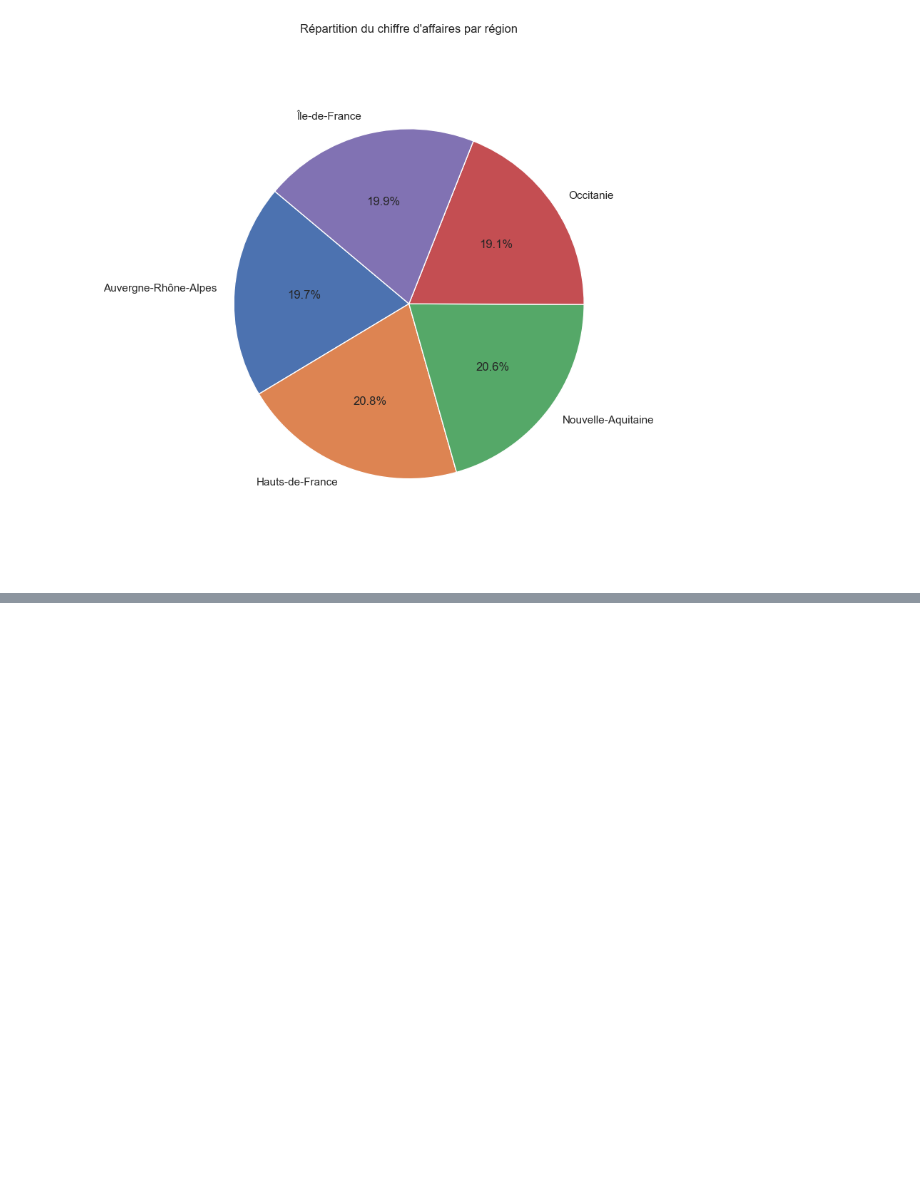
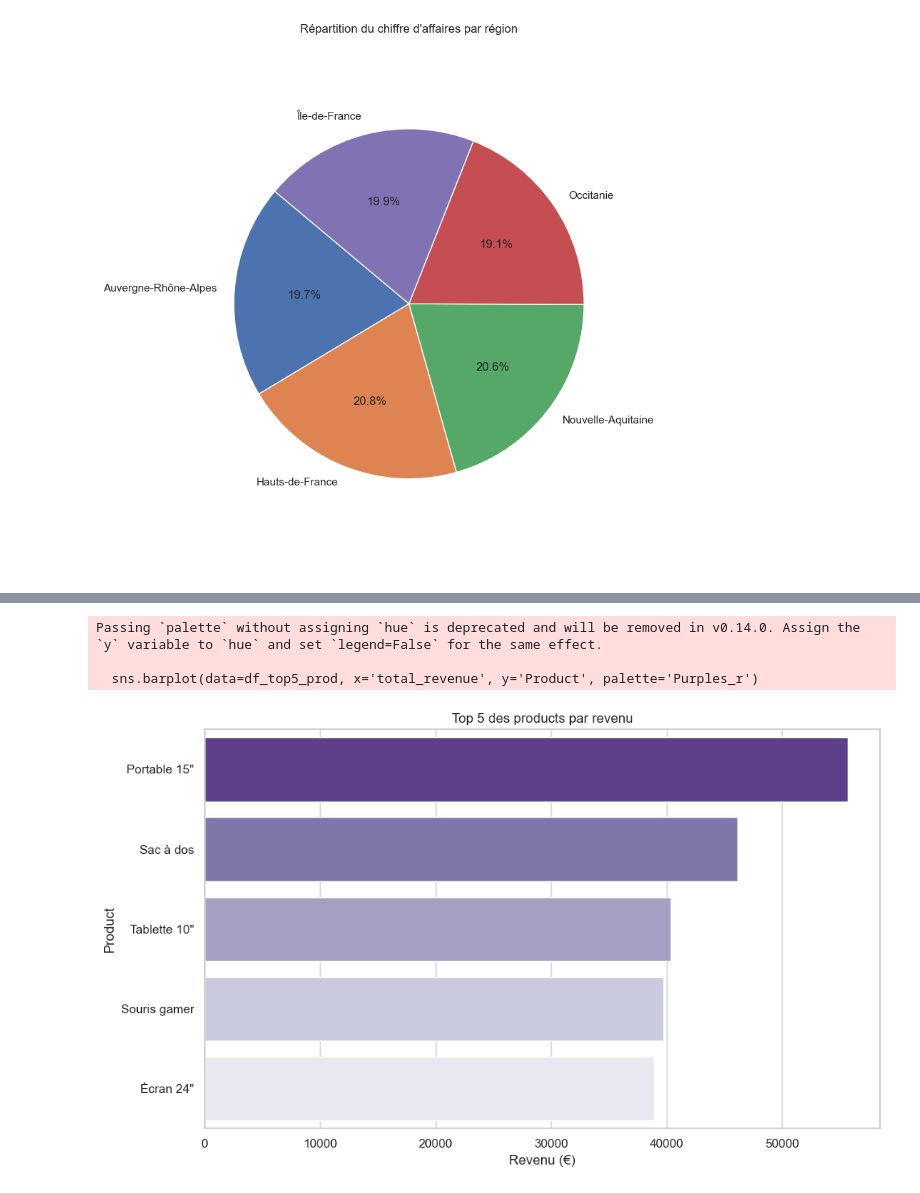
Before and after one commit to estherSilenou/sales-dashboard-ecommerce, a Jupyter notebook: data/notebook/analysis.ipynb, the cells around one changed output, grey strips where cells are left out. Cells and saved outputs as stored; diff of their text form; code cells hidden in the pictures; blank space fills up the shorter version.

```diff
--- a/data/notebook/analysis.ipynb
+++ b/data/notebook/analysis.ipynb
@@ -267,0 +286,10 @@ plt.show()
+# %%
+import sqlite3
+import pandas as pd
+
+# Connexion à la base de données
+conn = sqlite3.connect("../sales.db")
+
+# Exemple : lire les 5 premières lignes de la table ventes
+df = pd.read_sql_query("SELECT * FROM ventes LIMIT 5;", conn)
+df.head()
@@ -267,0 +395,23 @@ plt.show()
+# %%
+query = """
+SELECT Product, ROUND(SUM(total), 2) AS total_revenue
+FROM ventes
+GROUP BY Product
+ORDER BY total_revenue DESC
+LIMIT 5;
+"""
+
+df_top5_prod = pd.read_sql_query(query, conn)
+
+plt.figure(figsize=(10, 6))
+sns.barplot(data=df_top5_prod, x='total_revenue', y='Product', palette='Purples_r')
+plt.title("Top 5 des products par revenu")
+plt.xlabel("Revenu (€)")
+plt.ylabel("Product")
+plt.tight_layout()
+plt.show()
+# %% [output]
+Passing `palette` without assigning `hue` is deprecated and will be removed in v0.14.0. Assign the `y` variable to `hue` and set `legend=False` for the same effect.
+
+  sns.barplot(data=df_top5_prod, x='total_revenue', y='Product', palette='Purples_r')
+[figure, added]
```
Also changed, not shown: parts of 13 cells of this notebook, 3 other files.
